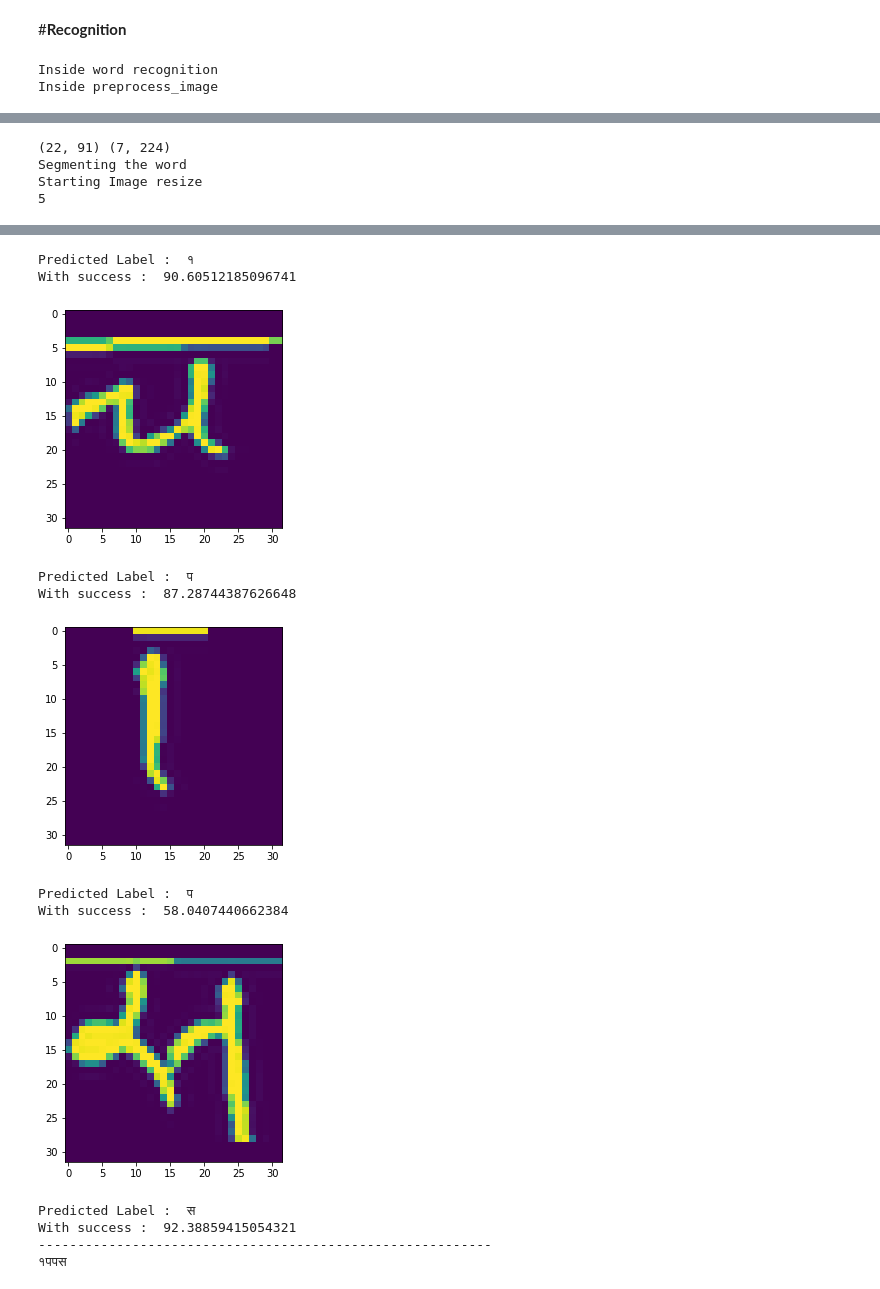
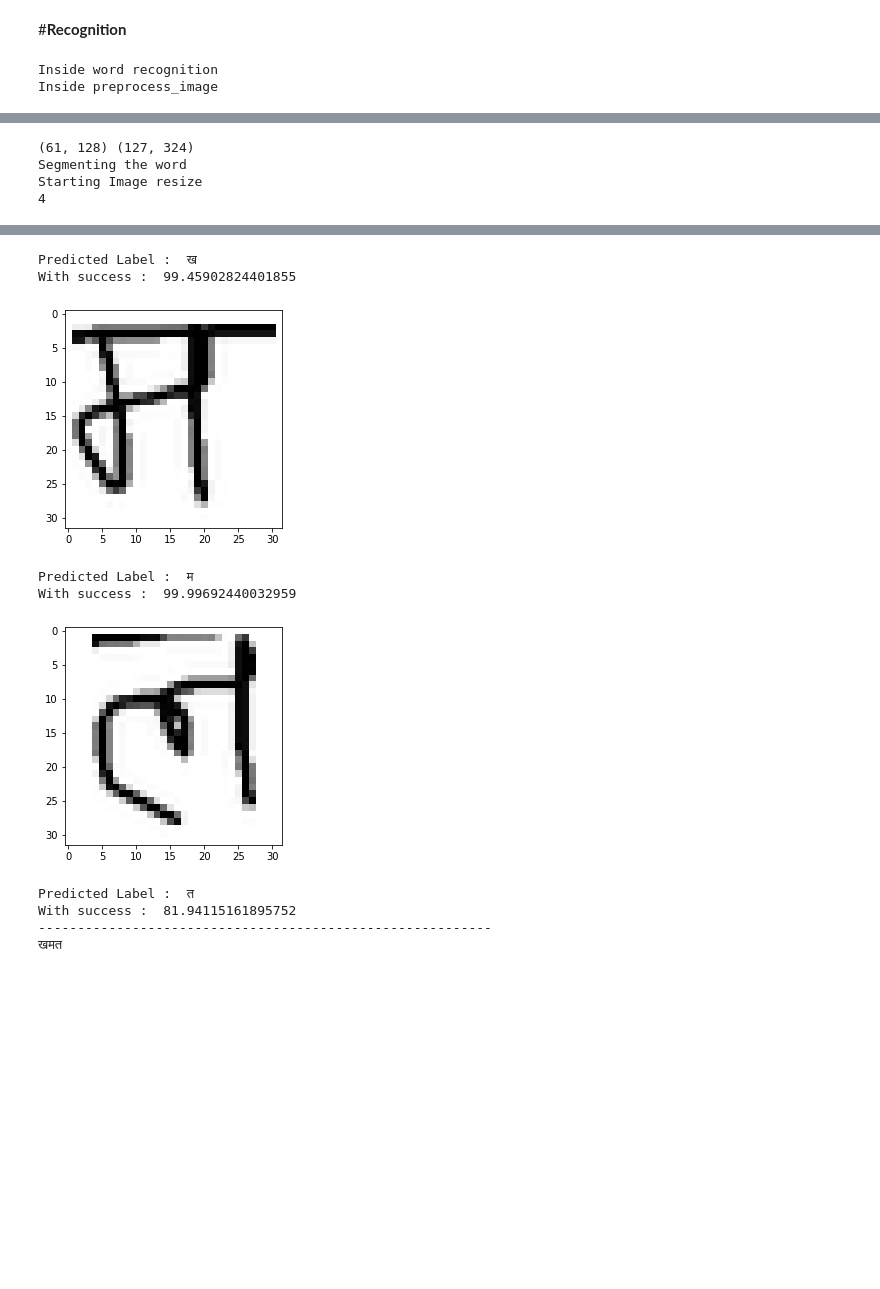
Before and after one commit to revatim/Devanagri-image-to-text, a Jupyter notebook: CS617_Project.ipynb, the cells around one changed output, grey strips where cells are left out. Cells and saved outputs as stored; diff of their text form; code cells hidden in the pictures; blank space fills up the shorter version.

```diff
--- a/CS617_Project.ipynb
+++ b/CS617_Project.ipynb
@@ -322,7 +322,8 @@ def image_vs_predicted(image_path):
 # %%
 def predict_letter(img):
   img_grey = img.convert('L')
-  plt.imshow(img_grey)
+  value = np.asarray(img_grey.getdata(), dtype=np.int).reshape((img_grey.size[1], img_grey.size[0]))
+  plt.imshow(value, cmap = "binary") # plot the test case
   plt.show()
   x = np.asarray(img_grey.getdata(), dtype=np.int).reshape((img_grey.size[1], img_grey.size[0]))
   x = np.asarray(img_grey, dtype = np.float32).reshape(1, 32, 32, 1) / 255.0
@@ -474,6 +475,8 @@ def segmentation(bordered, thresh):
         return [bordered]
 # %%
 import math
+from PIL import ImageOps, ImageFilter
+
 def image_resize(letter_segments, text_color):
     '''
     Resize PIL image keeping ratio and using white background.
@@ -502,12 +505,12 @@ def image_resize(letter_segments, text_color):
 
       if target_ratio > img_ratio:
           # It must be fixed by width
-          resize_width = target_width
+          resize_width = 30
           resize_height = math.floor(resize_width * img_ratio)
 
       else:
           # Fixed by height
-          resize_height = target_height
+          resize_height = 30
           resize_width = math.floor(resize_height / img_ratio)
       if (check == 0):
         letter_segments_resized.append(img)
@@ -523,10 +526,11 @@ def image_resize(letter_segments, text_color):
         background.paste(image_resize, offset)
         background.convert('L')
 
-        # plt.imshow(background)
+        # background.save('resized.jpg')
+        # invertedImage = ImageOps.invert(background)
+
+        # plt.imshow(invertedImage)
         # plt.show()
-        # background.save('resized.jpg')
-
         letter_segments_resized.append(background)
 
     return letter_segments_resized
@@ -589,7 +593,7 @@ def recognition_word(img_path):
   print(*labels, sep = "")
   return
 # %%
-path_1 = "test/me.png"
+path_1 = "test/test.png"
 recognition_word(path_1)
 # %% [output]
 Inside word recognition
@@ -598,4 +602,4 @@ Inside preprocess_image
-(22, 91) (7, 224)
+(61, 128) (127, 324)
 Segmenting the word
 Starting Image resize
-5
+4
@@ -603,13 +607,10 @@ Starting Image resize
-Predicted Label :  १
-With success :  90.60512185096741
+Predicted Label :  ख
+With success :  99.45902824401855
-[figure, old version]
+[figure, new version]
-Predicted Label :  प
-With success :  87.28744387626648
+Predicted Label :  म
+With success :  99.99692440032959
-[figure, old version]
+[figure, new version]
-Predicted Label :  प
-With success :  58.0407440662384
+Predicted Label :  त
+With success :  81.94115161895752
+----------------------------------------------------------
+खमत
-[figure, removed]
-Predicted Label :  स
-With success :  92.38859415054321
-----------------------------------------------------------
-१पपस
```
Also changed, not shown: parts of 6 cells of this notebook.
